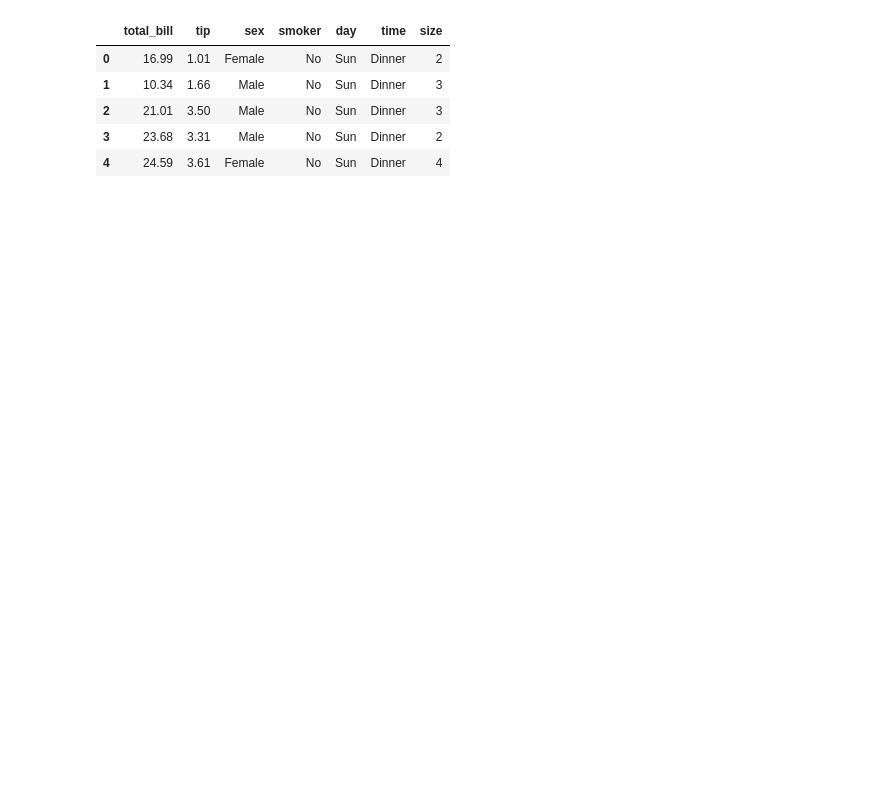
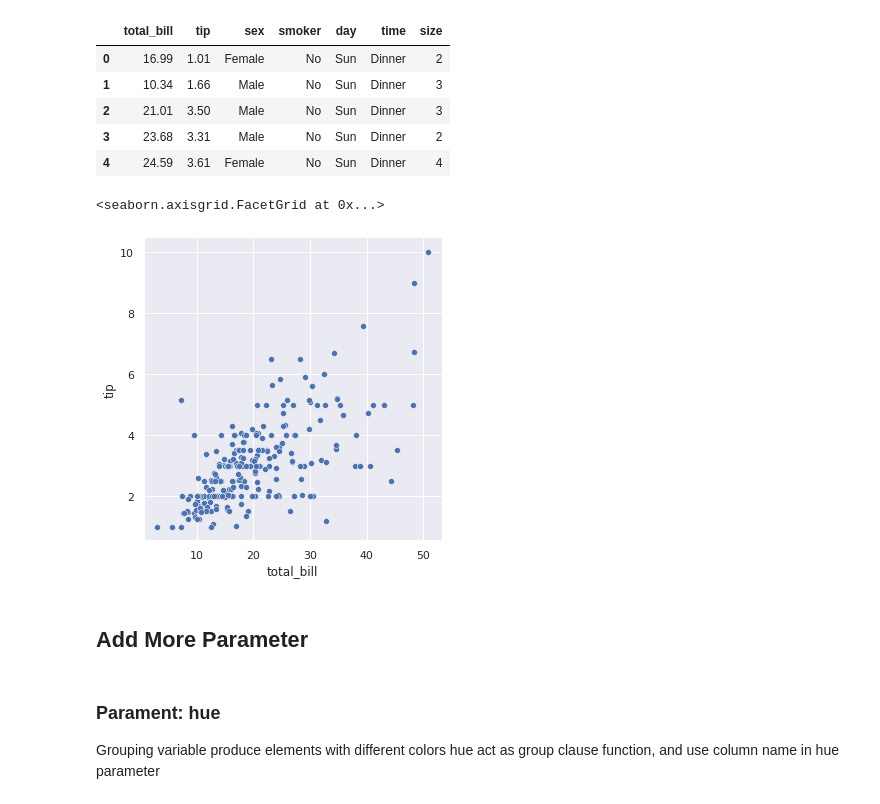
Before and after one commit to bdfd/00Awesome_Seaborn_Visualization_Guide, a Jupyter notebook: code/S1.Relational_Plot/S1_RelationPlot_P1_Relplot.ipynb, the cells around one changed output. Saved outputs shown, nothing was run; the diff lists cells and outputs as text; code cells hidden in the pictures; blank space fills up the shorter version.

```diff
--- a/code/S1.Relational_Plot/S1_RelationPlot_P1_Relplot.ipynb
+++ b/code/S1.Relational_Plot/S1_RelationPlot_P1_Relplot.ipynb
@@ -61,4 +70,17 @@ tip.head()
 | 2 | 21.01 | 3.50 | Male | No | Sun | Dinner | 3 |
 | 3 | 23.68 | 3.31 | Male | No | Sun | Dinner | 2 |
 | 4 | 24.59 | 3.61 | Female | No | Sun | Dinner | 4 |
+# %%
+# scatter plot
+sns.relplot(data=tip, x="total_bill", y="tip")
+# %% [output]
+<seaborn.axisgrid.FacetGrid at 0x...>
+[figure, added]
+# %% [markdown]
+## Add More Parameter
+# %% [markdown]
+### **Parament: hue**
+
+Grouping variable produce elements with different colors
+hue act as group clause function, and use column name in hue parameter
 # %%
```
Also changed, not shown: parts of 22 cells of this notebook.
